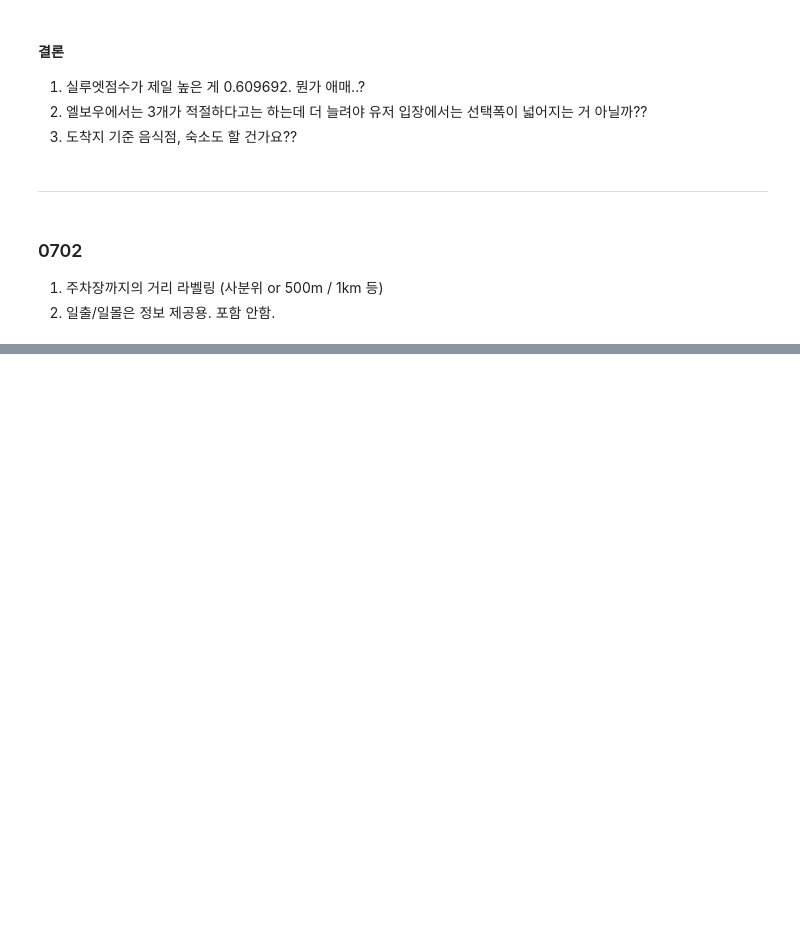
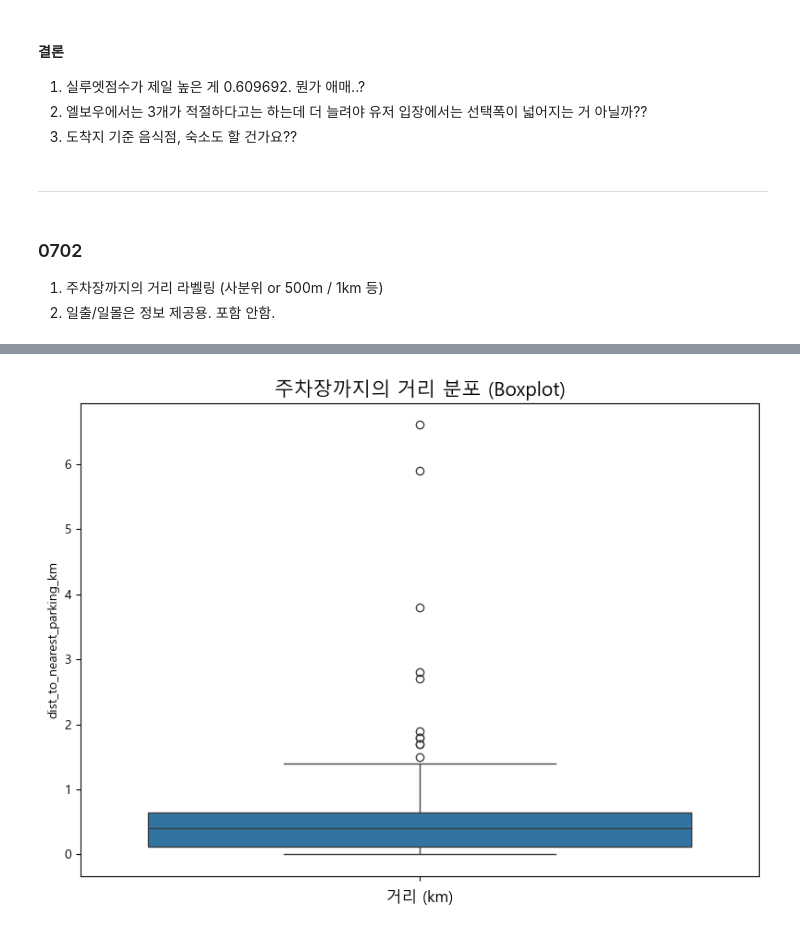
Before and after one commit to saeraniren/japchodan_contest, a Jupyter notebook: yoochang_clustering.ipynb, the cells around one changed output, grey strips where cells are left out. Saved outputs shown, nothing was run; the diff lists cells and outputs as text; code cells hidden in the pictures; blank space fills up the shorter version.

```diff
--- a/yoochang_clustering.ipynb
+++ b/yoochang_clustering.ipynb
@@ -748,0 +766,10 @@ print(vif_data)
+# %%
+plt.figure(figsize=(8, 6))
+sns.boxplot(y=merge['dist_to_nearest_parking_km'])
+plt.title('주차장까지의 거리 분포 (Boxplot)', fontsize=15)
+plt.xlabel('거리 (km)', fontsize=12)
+plt.grid(False)
+plt.tight_layout()
+plt.show()
+# %% [output]
+[figure, added]
```
Also changed, not shown: parts of 13 cells of this notebook.
